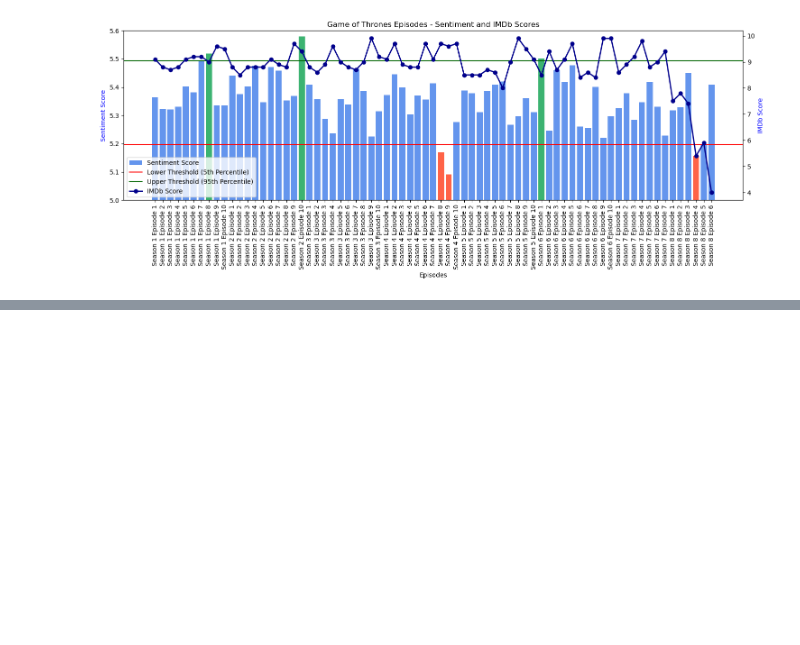
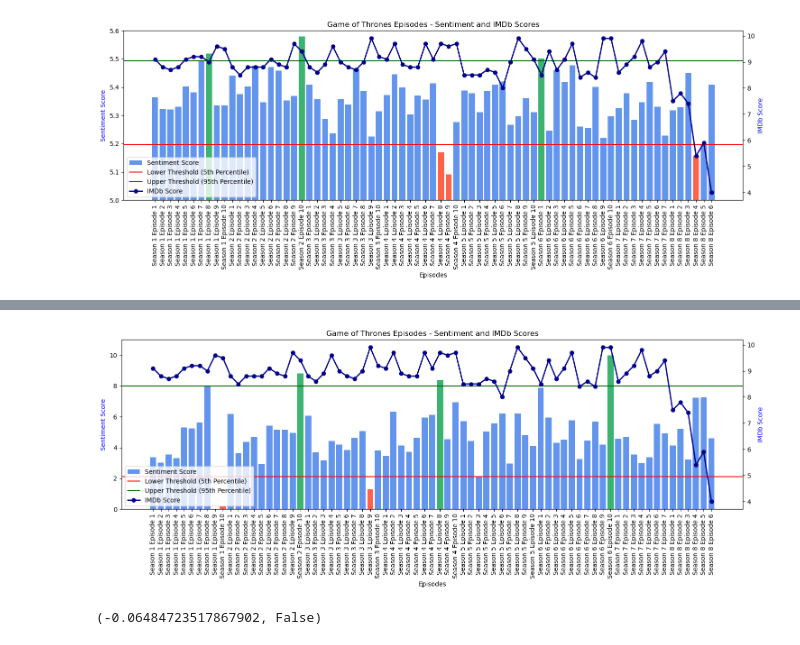
Before and after one commit to Agentroi/socialegraphs23, a Jupyter notebook: project/final/working_notebook.ipynb, the cells around one changed output, grey strips where cells are left out. Drawn from its saved outputs; the diff is of its cells as text; code cells hidden in the pictures; blank space fills up the shorter version.

```diff
--- a/project/final/working_notebook.ipynb
+++ b/project/final/working_notebook.ipynb
@@ -1409,0 +1558,48 @@ plt.show()
+# %%
+# Create formatted episode labels
+episode_labels = [f"Season {episode['season']} Episode {episode['episode']}" for episode in got_episodes.values()]
+
+# Extract IMDb scores
+imdb_scores = [episode['rating'] for episode in got_episodes.values()]
+
+# Create a new figure
+plt.figure(figsize=(15, 6))
+
+# Plot the sentiment scores
+bars = plt.bar(episode_labels, normalized_score_df['Score'], color=colors, label='Sentiment Score')
+
+# Add labels and title for sentiment scores
+plt.xlabel('Episodes')
+plt.ylabel('Sentiment Score', color='b')
+plt.title('Game of Thrones Episodes - Sentiment and IMDb Scores')
+plt.xticks(rotation=90)
+plt.ylim(0, 11)
+
+# Adding horizontal lines for the sentiment score thresholds
+lower_line = plt.axhline(y=lower_threshold, color='r', linestyle='-', label='Lower Threshold (5th Percentile)')
+upper_line = plt.axhline(y=upper_threshold, color='darkgreen', linestyle='-', label='Upper Threshold (95th Percentile)')
+
+# Create a second y-axis for IMDb scores
+ax2 = plt.gca().twinx()
+
+# Plot IMDb scores
+imdb_line, = ax2.plot(episode_labels, imdb_scores, marker='o', linestyle='-', color='darkblue', linewidth=2, label='IMDb Score')
+
+# Add labels for IMDb scores
+ax2.set_ylabel('IMDb Score', color='b')
+ax2.grid(False)
+
+# Combine legends from both axes
+lns = [bars, lower_line, upper_line, imdb_line]
+labs = [l.get_label() for l in lns]
+plt.legend(lns, labs, loc='lower left')
+
+plt.tight_layout()
+plt.show()
+# %% [output]
+[figure, added]
+# %%
+#Use episode_correlation function to calculate the correlation between sentiment scores and IMDb scores
+episode_correlation(normalized_score_df['Score'], imdb_scores, 0.05)
+# %% [output]
+(-0.06484723517867902, False)
```
Also changed, not shown: parts of 21 cells of this notebook.
